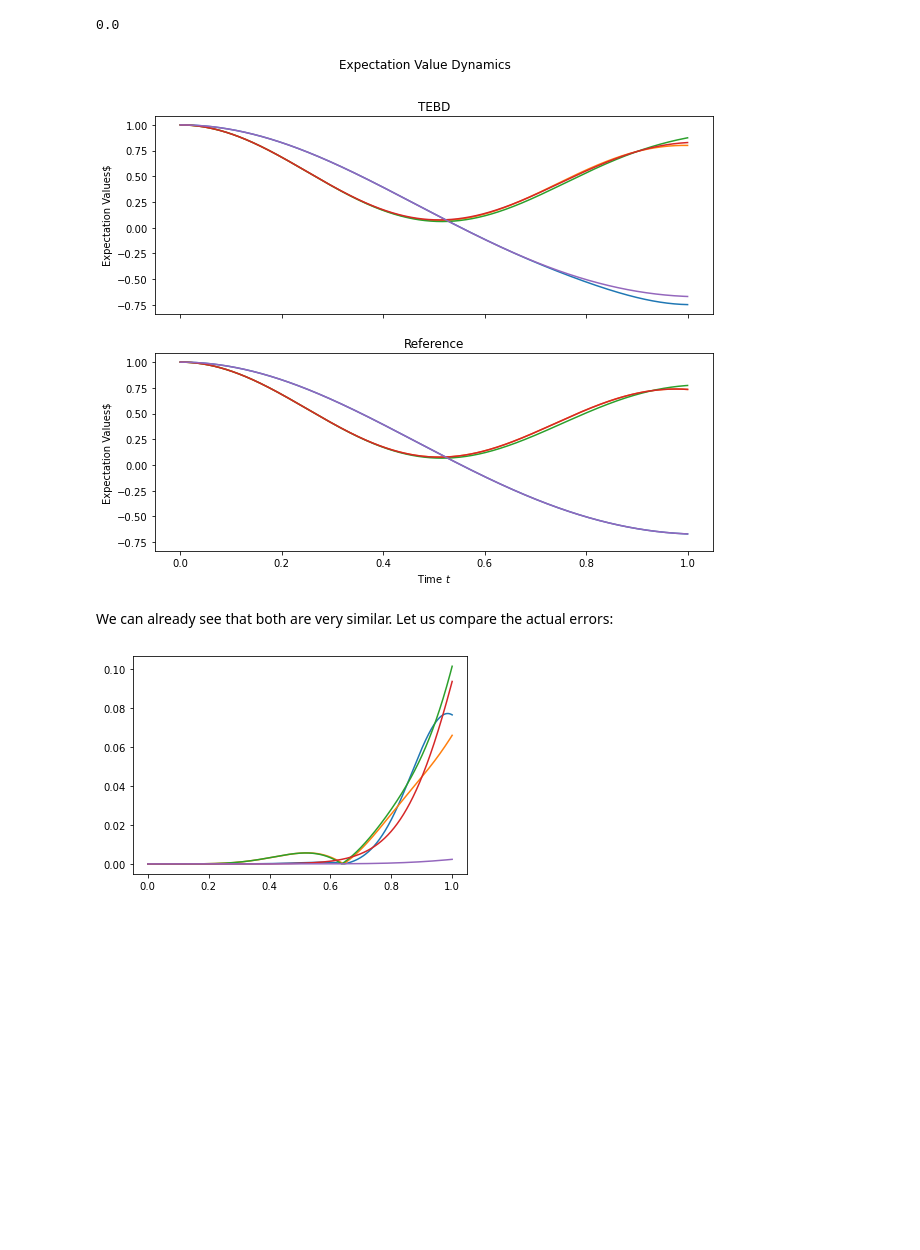
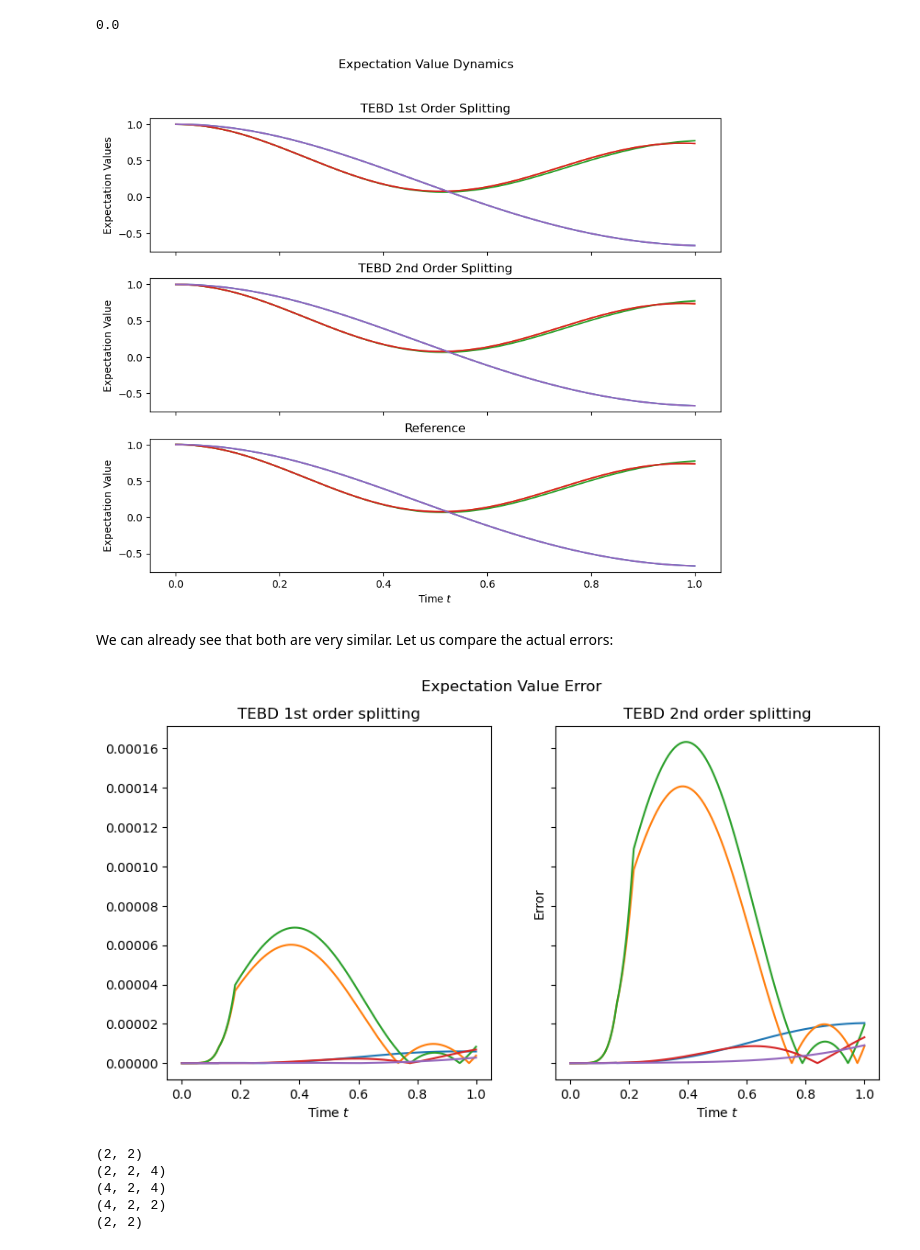
Before and after one commit to Drachier/PyTreeNet, a Jupyter notebook: example_notebooks/tebd_mps.ipynb, the cells around one changed output. Cells and saved outputs as stored; diff of their text form; code cells hidden in the pictures; blank space fills up the shorter version.

Commit message:
Examples Finished/Splitting implemented

```diff
--- a/example_notebooks/tebd_mps.ipynb
+++ b/example_notebooks/tebd_mps.ipynb
@@ -78,19 +87,19 @@ X, _, Z = ptn.pauli_matrices()
 
 gZ = mg * Z
 
-hamiltonian = ptn.Hamiltonian()
+hamiltonian_operators = []
 
 # Add the two-site interaction
 for site in range(0,num_sites-1): # There is no interaction of the form X_N*X_{N+1}
     term = {"site" + str(site): mJ * X, "site" + str(site +1): X}
-    hamiltonian.add_term(term)
+    hamiltonian_operators.append(term)
 
 # Add local interactions
 for site in range(0,num_sites):
     term = {"site" + str(site): gZ}
-    hamiltonian.add_term(term)
+    hamiltonian_operators.append(term)
 
-print(hamiltonian)
+print(hamiltonian_operators)
 # %% [output]
 [{'site0': array([[-0. , -1.5],
        [-1.5, -0. ]]), 'site1': array([[0, 1],
@@ -152,6 +183,7 @@ Furthermore we need to initialise the Hamiltonian as a matrix:
 ref_hamiltonian = np.zeros((2**num_sites, 2**num_sites))
 
 I = np.eye(2)
+J = -mJ
 
 # Two-site terms
 for site in range(0,num_sites-1):
@@ -224,9 +256,9 @@ results.shape
 ## Extracting results from TEBD
 The expectation values and times are saved in the attribute `TEBD.results`:
 # %%
-times = [time.real for time in tebd_sim.results[-1]]
+times = [time.real for time in tebd_sim_1st.results[-1]]
 
-exp_val_Z_5 = [exp_val.real for exp_val in tebd_sim.results[0]]
+exp_val_Z_0 = [exp_val.real for exp_val in tebd_sim_1st.results[0]]
 # %% [markdown]
 The operators of which expectation values were calculated are hermitian, so their expectation values should be real numbers:
 # %%
@@ -236,36 +268,65 @@ max([exp_val.imag for exp_val in tebd_sim.results[0]])
 # %%
 ref_times = [time.real for time in results[-1]]
 
-fig, axs = plt.subplots(2, 1, sharex=True, sharey=True, figsize=(10,8))
+fig, axs = plt.subplots(3, 1, sharex=True, sharey=True, figsize=(10,8))
 
 fig.suptitle("Expectation Value Dynamics")
 
 for site in range(num_sites):
-    axs[0].plot(times, [exp_val.real for exp_val in tebd_sim.results[site]])
+    axs[0].plot(times, [exp_val.real for exp_val in tebd_sim_1st.results[site]])
 
-axs[0].set_ylabel("Expectation Values$")
-axs[0].set_title("TEBD")
+axs[0].set_ylabel("Expectation Values")
+axs[0].set_title("TEBD 1st Order Splitting")
 
 for site in range(num_sites):
-    axs[1].plot(ref_times, [exp_val.real for exp_val in results[site]])
+    axs[1].plot(times, [exp_val.real for exp_val in tebd_sim_2nd.results[site]])
 
-axs[1].set_xlabel("Time $t$")
-axs[1].set_ylabel("Expectation Values$")
-axs[1].set_title("Reference")
+axs[1].set_ylabel("Expectation Value")
+axs[1].set_title("TEBD 2nd Order Splitting")
+
+for site in range(num_sites):
+    axs[2].plot(ref_times, [exp_val.real for exp_val in results[site]])
+
+axs[2].set_xlabel("Time $t$")
+axs[2].set_ylabel("Expectation Value")
+axs[2].set_title("Reference")
 
 plt.show()
 # %% [output]
-[figure, old version]
+[figure, new version]
 # %% [markdown]
 We can already see that both are very similar. Let us compare the actual errors:
 # %%
-errors = results[0:-1] - tebd_sim.results[0:-1]
+errors_1st = results[0:-1] - tebd_sim_1st.results[0:-1]
+errors_2nd = results[0:-1] - tebd_sim_2nd.results[0:-1]
 
-fig2 = plt.figure()
+fig2, axs2 = plt.subplots(1, 2, sharex=True, sharey=True, figsize=(10,5))
 
-for error_row in errors:
-    plt.plot(times, [abs(error) for error in error_row])
+fig2.suptitle("Expectation Value Error")
+
+for error_row in errors_1st:
+    axs2[0].plot(times, [abs(error) for error in error_row])
+
+axs2[0].set_xlabel("Time $t$")
+axs2[0].set_title("TEBD 1st order splitting")
+
+for error_row in errors_2nd:
+    axs2[1].plot(times, [abs(error) for error in error_row])
+
+axs2[1].set_xlabel("Time $t$")
+axs2[1].set_ylabel("Error")
+axs2[1].set_title("TEBD 2nd order splitting")
 
 plt.show()
 # %% [output]
-[figure, old version]
+[figure, new version]
+# %%
+for node_id in tebd_sim_2nd.state.nodes:
+    tensor = tebd_sim_2nd.state.nodes[node_id].tensor
+    print(tensor.shape)
+# %% [output]
+(2, 2)
+(2, 2, 4)
+(4, 2, 4)
+(4, 2, 2)
+(2, 2)
```
Also changed, not shown: parts of 7 cells of this notebook, 7 other files.
